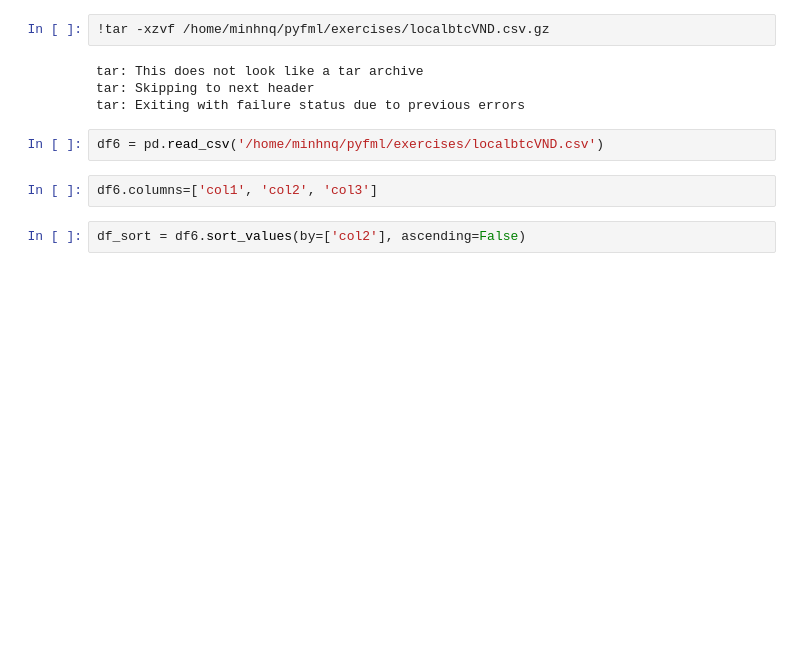
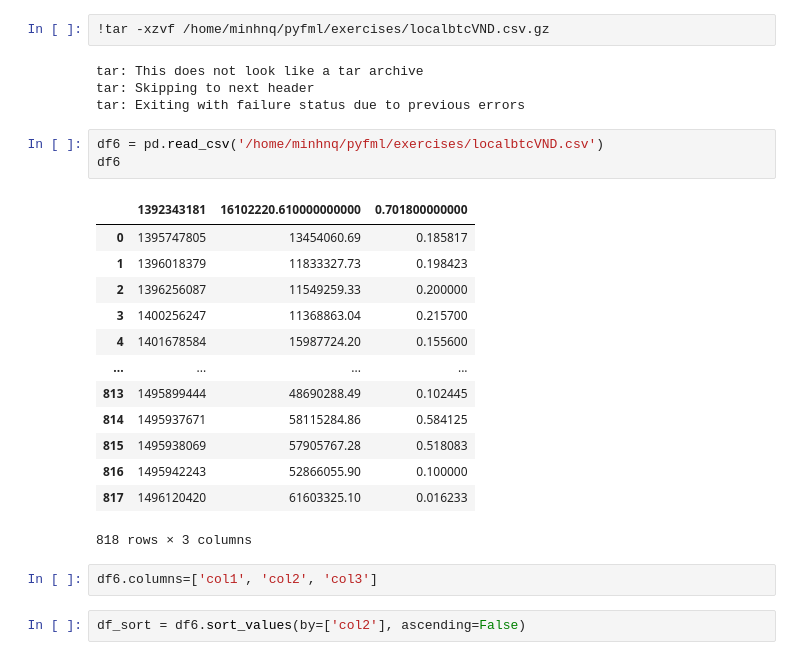
Before and after one commit to qmiinh/pymi2006-minhnq-ex11, a Jupyter notebook: pymi2006-minhnq-ex11.ipynb, the cells around one changed output. Saved outputs shown, nothing was run; the diff lists cells and outputs as text; blank space fills up the shorter version.

```diff
--- a/pymi2006-minhnq-ex11.ipynb
+++ b/pymi2006-minhnq-ex11.ipynb
@@ -152,6 +152,21 @@ tar: Skipping to next header
 tar: Exiting with failure status due to previous errors
 # %%
 df6 = pd.read_csv('/home/minhnq/pyfml/exercises/localbtcVND.csv')
+df6
+# %% [output]
+|  | 1392343181 | 16102220.610000000000 | 0.701800000000 |
+| 0 | 1395747805 | 13454060.69 | 0.185817 |
+| 1 | 1396018379 | 11833327.73 | 0.198423 |
+| 2 | 1396256087 | 11549259.33 | 0.200000 |
+| 3 | 1400256247 | 11368863.04 | 0.215700 |
+| 4 | 1401678584 | 15987724.20 | 0.155600 |
+| ... | ... | ... | ... |
+| 813 | 1495899444 | 48690288.49 | 0.102445 |
+| 814 | 1495937671 | 58115284.86 | 0.584125 |
+| 815 | 1495938069 | 57905767.28 | 0.518083 |
+| 816 | 1495942243 | 52866055.90 | 0.100000 |
+| 817 | 1496120420 | 61603325.10 | 0.016233 |
+818 rows × 3 columns
 # %%
 df6.columns=['col1', 'col2', 'col3']
 # %%
```
